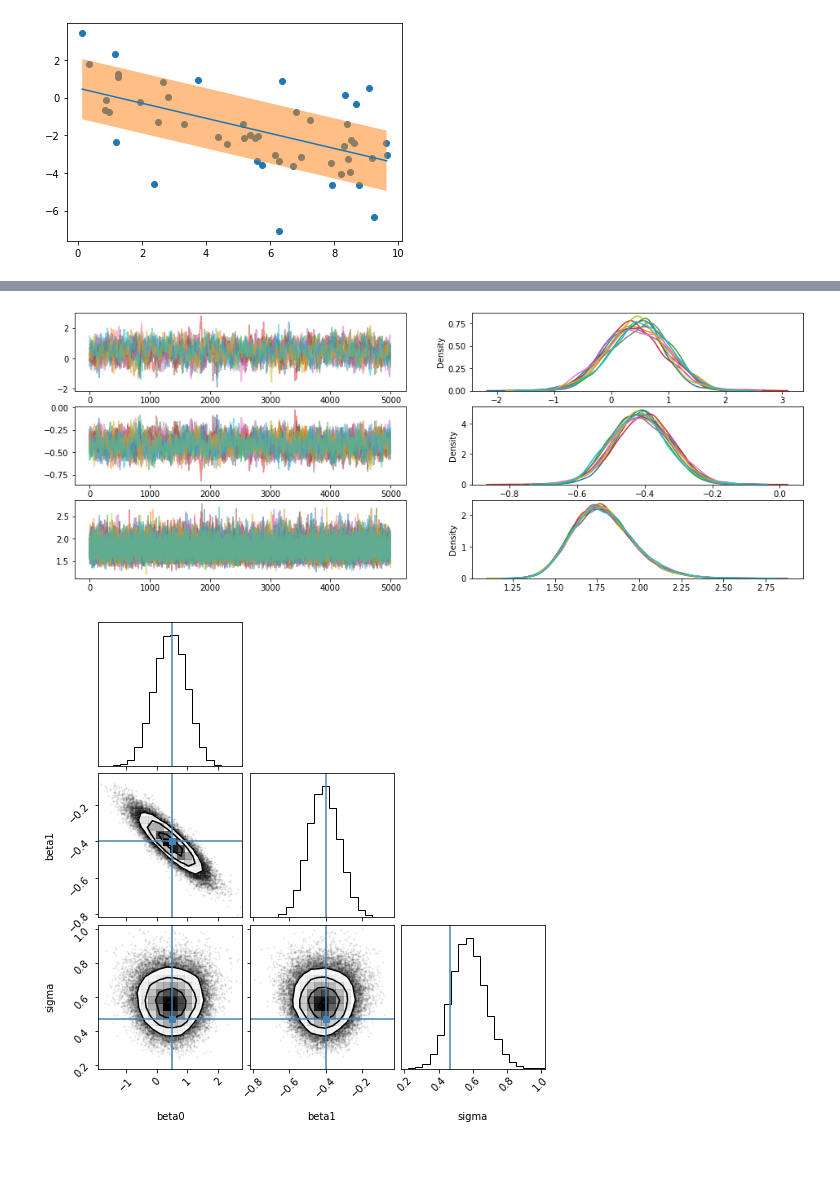
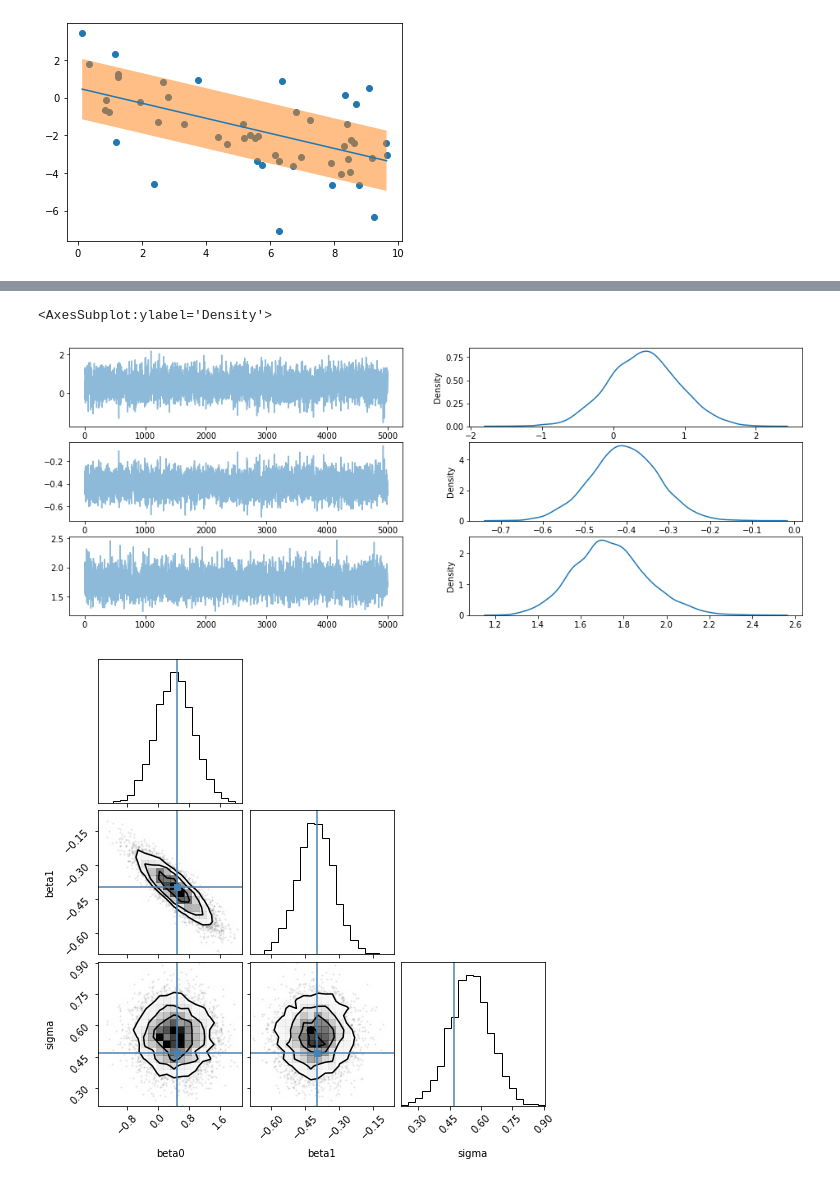
Before and after one commit to al-jshen/gaul, a Jupyter notebook: docs/source/examples/linreg.ipynb, the cells around one changed output, grey strips where cells are left out. Drawn from its saved outputs; the diff is of its cells as text; code cells hidden in the pictures; blank space fills up the shorter version.

```diff
--- a/docs/source/examples/linreg.ipynb
+++ b/docs/source/examples/linreg.ipynb
@@ -51,14 +53,10 @@ data = dict(
     y=y,
 )
 # %%
-%%time
-samples, momentum = hmc.sample(
+samples = quap.sample(
     ln_posterior,
     params,
-    n_chains=10,
-    n_samples=5000,
-    n_warmup=5000,
-    leapfrog_steps=10,
-    step_size=1.5e-2,
+    nsteps=10000,
+    nsamples=5000,
     data=data
 )
@@ -69,17 +63,18 @@ Wall time: 4.94 s
 # %%
-samples = jax.tree_util.tree_map(lambda x: x.reshape(x.shape[0], -1), samples)
+samples = jax.tree_util.tree_map(lambda x: x.reshape(-1), samples)
 # %%
 fig, ax = plt.subplots(3, 2, figsize=(16, 6))
-for i in range(10):
-    ax[0,0].plot(samples['beta0'][i], alpha=0.5)
-    ax[1,0].plot(samples['beta1'][i], alpha=0.5)
-    ax[2,0].plot(jnp.exp(samples['sigma'][i]), alpha=0.5)
-    sns.kdeplot(samples['beta0'][i], ax=ax[0,1])
-    sns.kdeplot(samples['beta1'][i], ax=ax[1,1])
-    sns.kdeplot(jnp.exp(samples['sigma'][i]), ax=ax[2,1])
+
+ax[0,0].plot(samples['beta0'], alpha=0.5)
+ax[1,0].plot(samples['beta1'], alpha=0.5)
+ax[2,0].plot(jnp.exp(samples['sigma']), alpha=0.5)
+sns.kdeplot(samples['beta0'], ax=ax[0,1])
+sns.kdeplot(samples['beta1'], ax=ax[1,1])
+sns.kdeplot(jnp.exp(samples['sigma']), ax=ax[2,1])
 # %% [output]
+<AxesSubplot:ylabel='Density'>
-[figure, old version]
+[figure, new version]
 # %%
 corner.corner(samples, truths=(beta0, beta1, jnp.log(sigma)));
 # %% [output]
-[figure, old version]
+[figure, new version]
```
Also changed, not shown: parts of 3 cells of this notebook, 5 other files.
